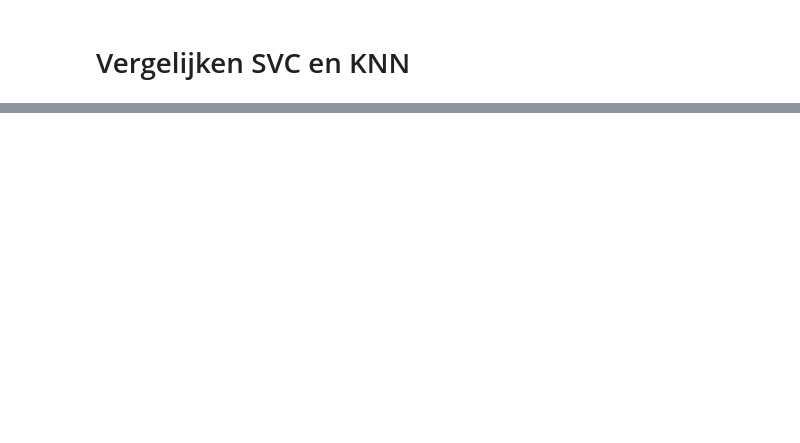
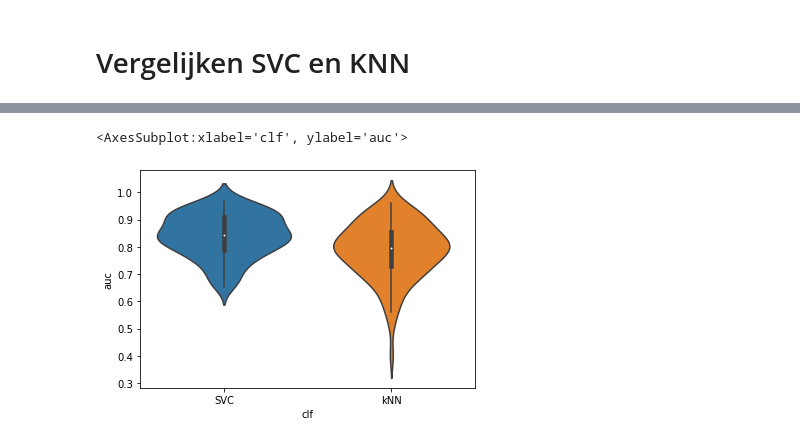
Before and after one commit to milouterbraak/TM12007---H-N-group-12, a Jupyter notebook: H&N_group_12.ipynb, the cells around one changed output, grey strips where cells are left out. Saved outputs shown, nothing was run; the diff lists cells and outputs as text; code cells hidden in the pictures; blank space fills up the shorter version.

```diff
--- a/H&N_group_12.ipynb
+++ b/H&N_group_12.ipynb
@@ -495,0 +456,5 @@ score_train_svc.shape
+# %%
+seaborn.violinplot(y='auc', x='clf', data=results)
+# %% [output]
+<AxesSubplot:xlabel='clf', ylabel='auc'>
+[figure, added]
```
Also changed, not shown: parts of 9 cells of this notebook.
